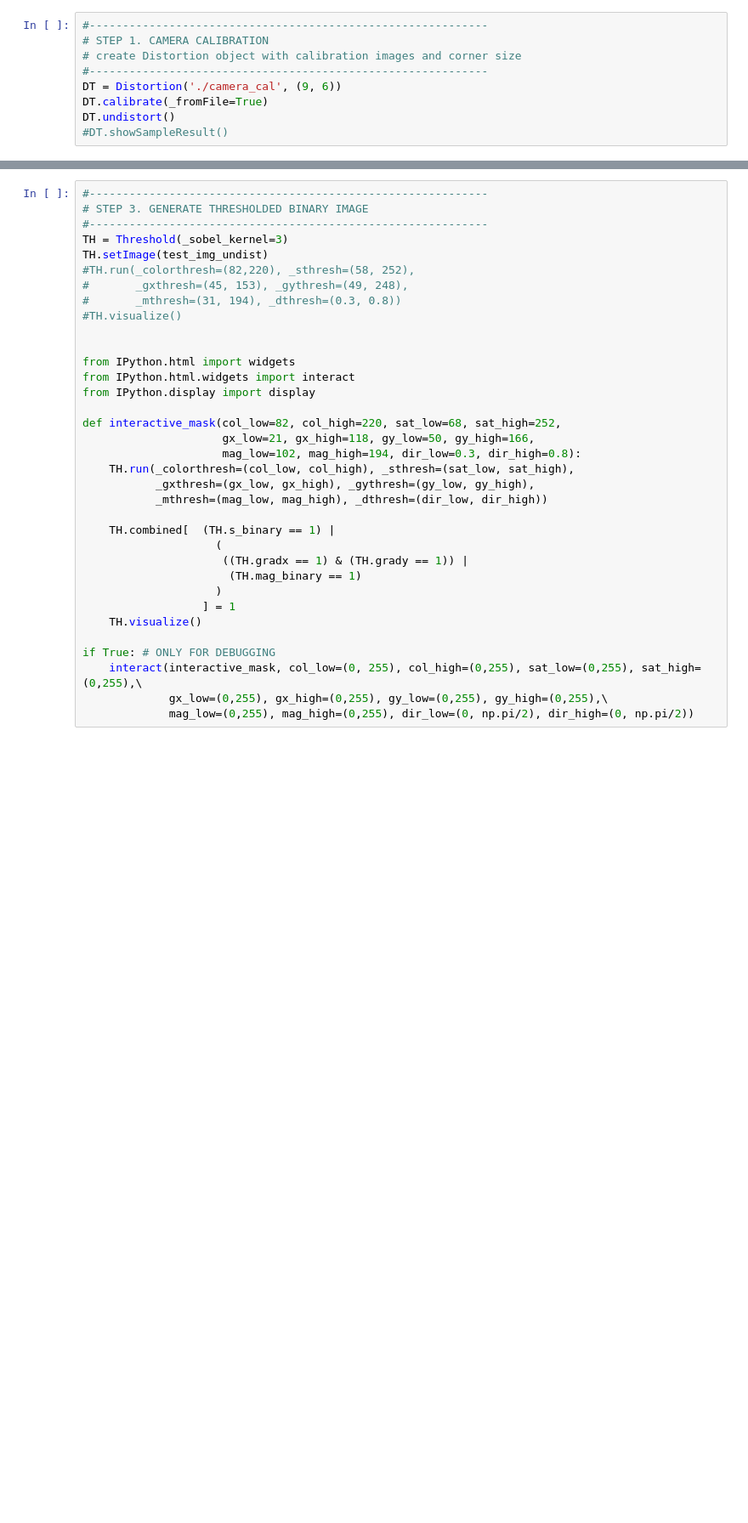
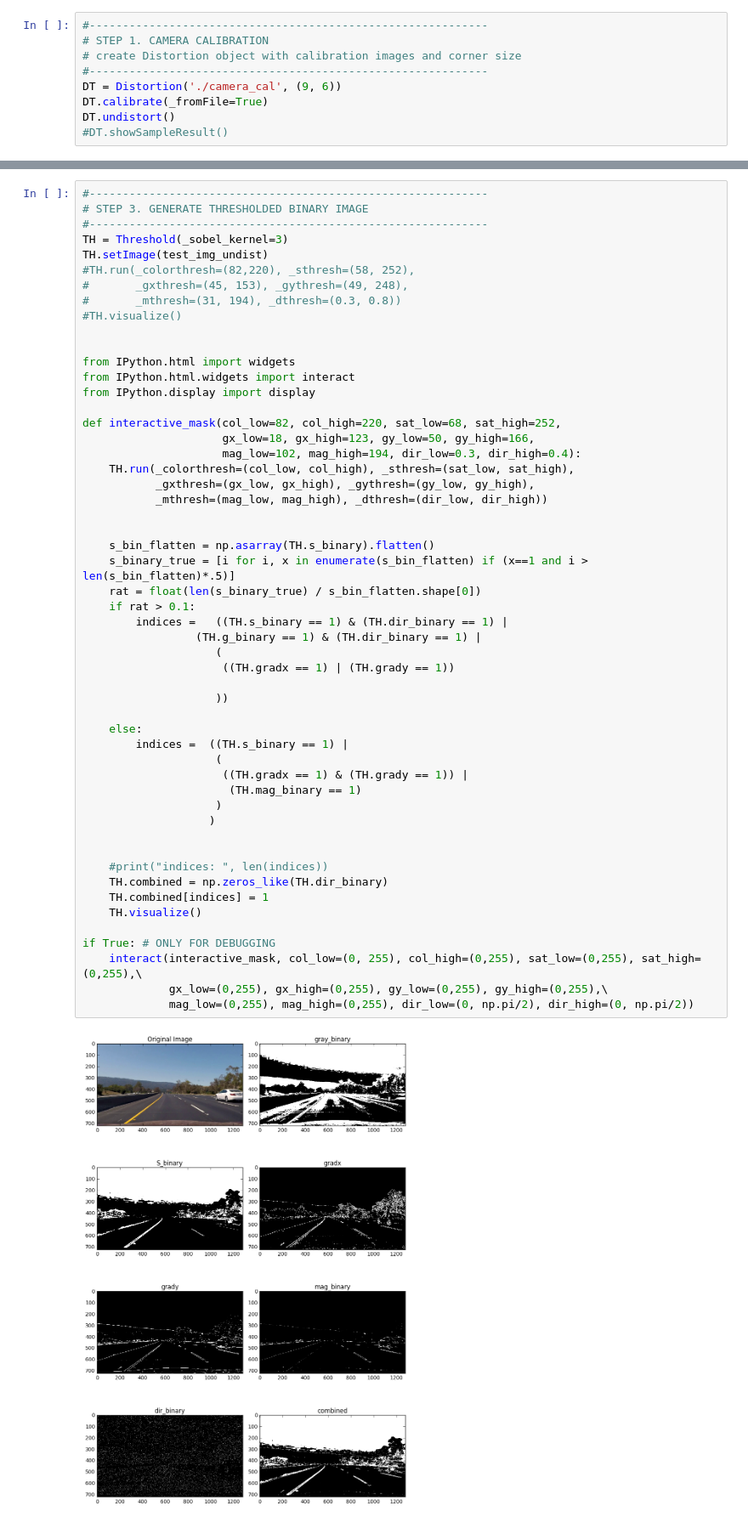
Before and after one commit to mykim12/Udacity-CarND, a Jupyter notebook: Projects/term1/CarND-AdvancedLaneFinding-P4/CarND-Advanced-Lane-Lines/pipeline.ipynb, the cells around one changed output, grey strips where cells are left out. Shown at 85% size. Drawn from its saved outputs; the diff is of its cells as text; blank space fills up the shorter version.

```diff
--- a/Projects/term1/CarND-AdvancedLaneFinding-P4/CarND-Advanced-Lane-Lines/pipeline.ipynb
+++ b/Projects/term1/CarND-AdvancedLaneFinding-P4/CarND-Advanced-Lane-Lines/pipeline.ipynb
@@ -872,37 +887,57 @@ FileNotFoundError: [Errno 2] No such file or directory: './vid_images_latest/ori
 #------------------------------------------------------------
 # STEP 3. GENERATE THRESHOLDED BINARY IMAGE
 #------------------------------------------------------------
 TH = Threshold(_sobel_kernel=3)
 TH.setImage(test_img_undist)
 #TH.run(_colorthresh=(82,220), _sthresh=(58, 252),
 #       _gxthresh=(45, 153), _gythresh=(49, 248),
 #       _mthresh=(31, 194), _dthresh=(0.3, 0.8))
 #TH.visualize()
 
 
 from IPython.html import widgets
 from IPython.html.widgets import interact
 from IPython.display import display
 
 def interactive_mask(col_low=82, col_high=220, sat_low=68, sat_high=252,
-                     gx_low=21, gx_high=118, gy_low=50, gy_high=166,
-                     mag_low=102, mag_high=194, dir_low=0.3, dir_high=0.8):
+                     gx_low=18, gx_high=123, gy_low=50, gy_high=166,
+                     mag_low=102, mag_high=194, dir_low=0.3, dir_high=0.4):
     TH.run(_colorthresh=(col_low, col_high), _sthresh=(sat_low, sat_high),
            _gxthresh=(gx_low, gx_high), _gythresh=(gy_low, gy_high),
            _mthresh=(mag_low, mag_high), _dthresh=(dir_low, dir_high))
 
-    TH.combined[  (TH.s_binary == 1) |
+
+    s_bin_flatten = np.asarray(TH.s_binary).flatten()
+    s_binary_true = [i for i, x in enumerate(s_bin_flatten) if (x==1 and i > len(s_bin_flatten)*.5)]
+    rat = float(len(s_binary_true) / s_bin_flatten.shape[0])
+    if rat > 0.1:
+        indices =   ((TH.s_binary == 1) & (TH.dir_binary == 1) |
+                 (TH.g_binary == 1) & (TH.dir_binary == 1) |
+                    (
+                     ((TH.gradx == 1) | (TH.grady == 1))
+
+                    ))
+
+    else:
+        indices =  ((TH.s_binary == 1) |
                     (
                      ((TH.gradx == 1) & (TH.grady == 1)) |
                       (TH.mag_binary == 1)
                     )
-                  ] = 1
+                   )
+
+
+    #print("indices: ", len(indices))
+    TH.combined = np.zeros_like(TH.dir_binary)
+    TH.combined[indices] = 1
     TH.visualize()
 
 if True: # ONLY FOR DEBUGGING
     interact(interactive_mask, col_low=(0, 255), col_high=(0,255), sat_low=(0,255), sat_high=(0,255),\
              gx_low=(0,255), gx_high=(0,255), gy_low=(0,255), gy_high=(0,255),\
              mag_low=(0,255), mag_high=(0,255), dir_low=(0, np.pi/2), dir_high=(0, np.pi/2))
+# %% [output]
+[figure, added]
 # %%
     #------------------------------------------------------------
     # STEP 4. PERSPECTIVE TRANSFORM
```
Also changed, not shown: parts of 9 cells of this notebook, 6 other files.
